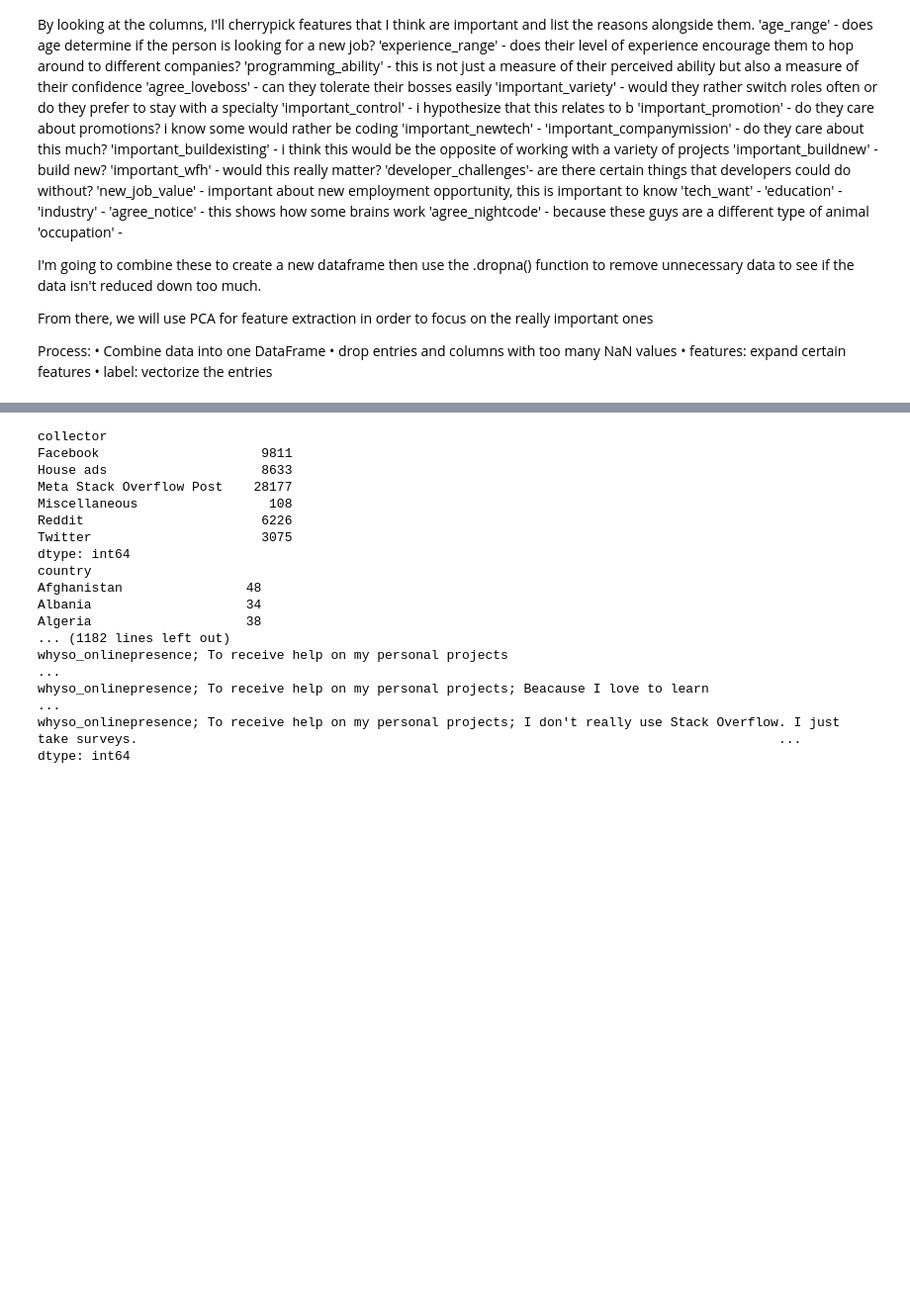
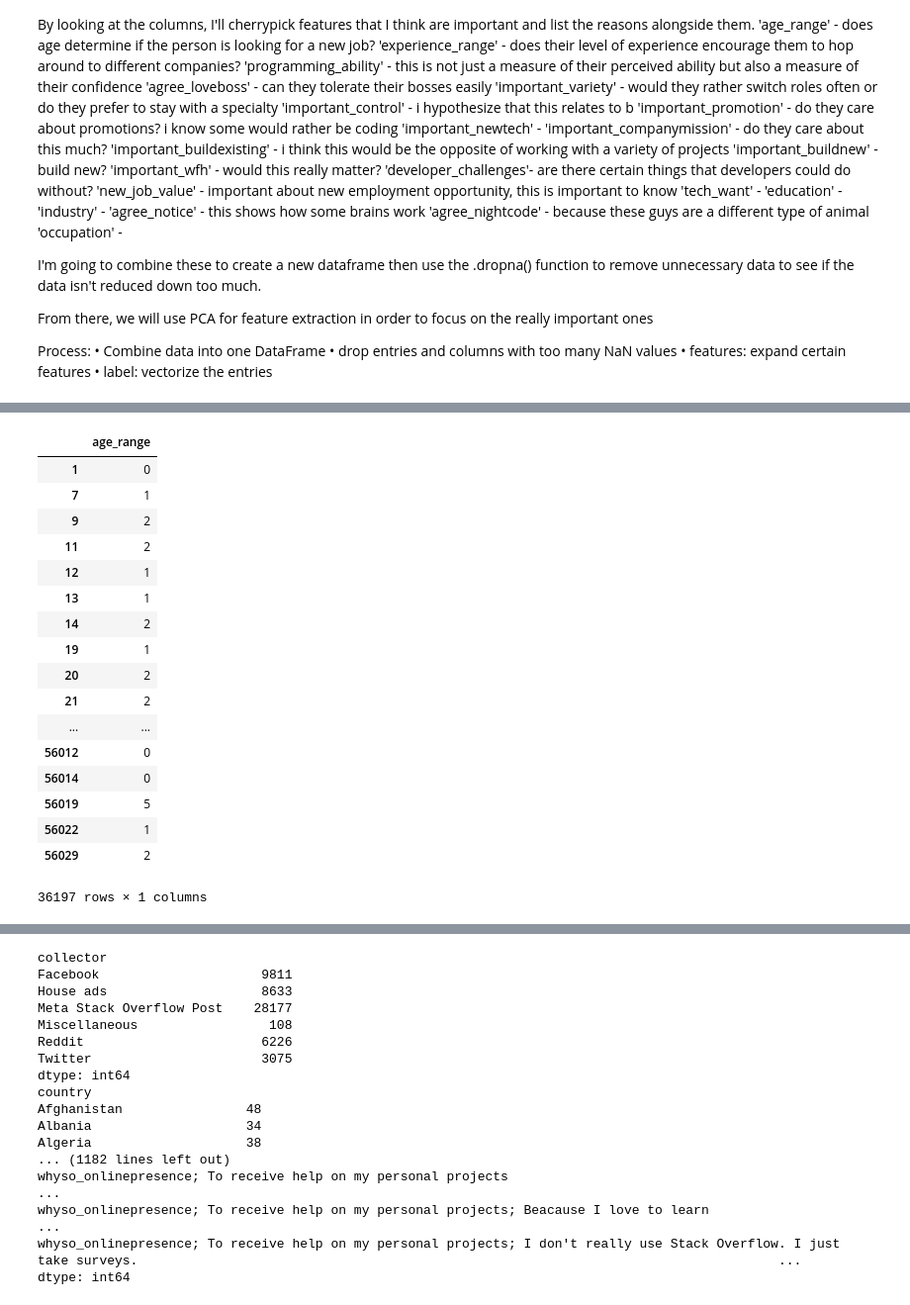
Before and after one commit to jonmhong/Stack_Overflow_Data, a Jupyter notebook: stack_overflow.ipynb, the cells around one changed output, grey strips where cells are left out. Shown at 99% size. Saved outputs shown, nothing was run; the diff lists cells and outputs as text; code cells hidden in the pictures; blank space fills up the shorter version.

```diff
--- a/stack_overflow.ipynb
+++ b/stack_overflow.ipynb
@@ -235 +366,23 @@ cleaned_data = cleaned_data.dropna()
+# %%
+# It looks like this is a more appropriate algorithm to not change the indices
+vectorize_data2(features, features.columns[0])
+# %% [output]
+|  | age_range |
+| 1 | 0 |
+| 7 | 1 |
+| 9 | 2 |
+| 11 | 2 |
+| 12 | 1 |
+| 13 | 1 |
+| 14 | 2 |
+| 19 | 1 |
+| 20 | 2 |
+| 21 | 2 |
+| ... | ... |
+| 56012 | 0 |
+| 56014 | 0 |
+| 56019 | 5 |
+| 56022 | 1 |
+| 56029 | 2 |
+36197 rows × 1 columns
 # %%
```
Also changed, not shown: parts of 30 cells of this notebook.
